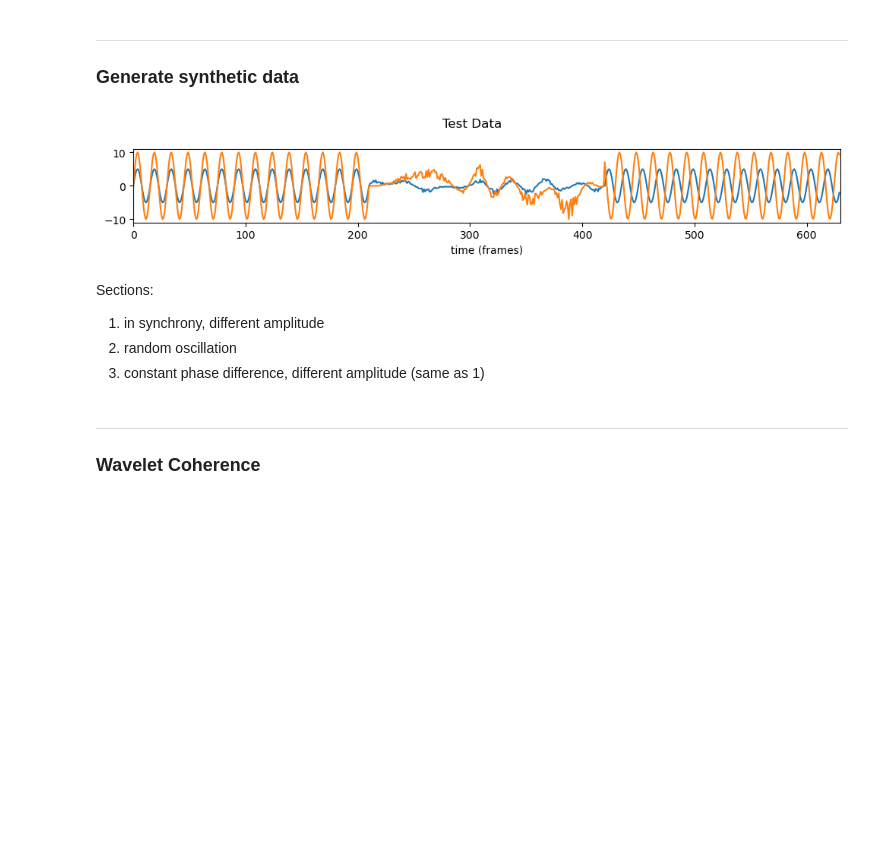
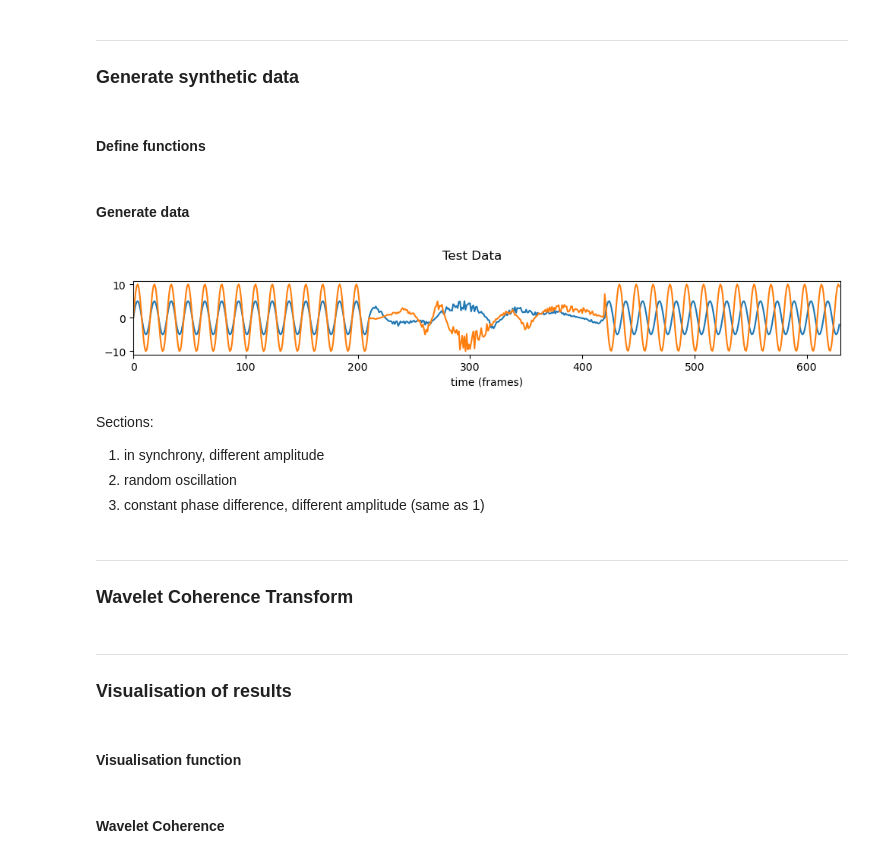
Before and after one commit to juigmend/python-miscellaneous, a Jupyter notebook: WCT_DEMO.ipynb, the cells around one changed output. Drawn from its saved outputs; the diff is of its cells as text; code cells hidden in the pictures; blank space fills up the shorter version.

```diff
--- a/WCT_DEMO.ipynb
+++ b/WCT_DEMO.ipynb
@@ -46,7 +46,11 @@ from scipy.interpolate import CubicSpline
 # %% [markdown]
 ***
 ### Generate synthetic data
+# %% [markdown]
+#### Define functions
 # %%
+ranseed = None # <--- pseudorandom generator's seed
+
 def supersine(argdict):
     '''
     Produce a sine wave with optional variables for distortion.
@@ -77,7 +81,8 @@ def supersine(argdict):
     noise_strength = argdict.get('noise_strength',0)
     noise_strength = noise_strength
 
-    rangen = np.random.default_rng()
+    if irregularity or noise_strength:
+        rangen = np.random.default_rng(seed=ranseed)
     t = np.arange(0, l)/fps
     y = np.sin(2*np.pi*f*t + ps/2)
     if irregularity:
@@ -93,8 +98,9 @@ def supersine(argdict):
             ip_y = np.insert(ip_y, [0,n_ran], [0,0])
             ipf = CubicSpline(ip_x,ip_y)
             y = ipf(np.arange(l))
-    noiz = rangen.uniform(-0.9,0.9,l)
-    y = (y - (y * noiz * noise_strength ))
+    if noise_strength > 0:
+        noiz = rangen.uniform(-0.9,0.9,l)
+        y = (y - (y * noiz * noise_strength ))
     y = (y * amp) / (np.max( [ abs(y.min()) , y.max() ] ) * 2)
     y = y + v_offset
     return y
@@ -144,38 +150,41 @@ def testdata(*args,**kwargs):
                 test_data[i_p,i_ax,i_start_section:i_end_section] = supersine(wavargs)
         i_start_section = i_end_section
     return test_data
+# %% [markdown]
+>
+#### Generate data
 # %%
 bl_freq = 2 # <--- baseline frequency (Hz)
 
 testdata_vars = { 'fps':30,'durations_sections':[7,7,7], 'n_points':2,'n_axes':1 }
 testdata_vars['total_duration'] = sum(testdata_vars['durations_sections']) * testdata_vars['fps']
 testdata_vars['point_vars'] = np.empty(( len(testdata_vars['durations_sections']),
                                          testdata_vars['n_points'], testdata_vars['n_axes'],6 ))
 
 # vars = frequency, phase_shift, amplitude, vertical_offset, irregularity, noise_strength
 # section 0:
 testdata_vars['point_vars'][0,0,0] = 1, 0,   10, 0, 0, 0
 testdata_vars['point_vars'][0,1,0] = 1, 0,   20, 0, 0, 0
 # section 1:
-testdata_vars['point_vars'][1,0,0] = 1, 0.2,  5, 0, 0.72, 0.5
+testdata_vars['point_vars'][1,0,0] = 1, 0.2, 10, 0, 0.72, 0.5
 testdata_vars['point_vars'][1,1,0] = 1, 0.7, 20, 0, 0.78, 0.5
 # section 2:
 testdata_vars['point_vars'][2,0,0] = 1, 0,         10, 0, 0, 0
 testdata_vars['point_vars'][2,1,0] = 1, 3*np.pi/2, 20, 0, 0, 0
 
 testdata_vars['point_vars'][[0,2],...,0] = bl_freq
 
 test_data_0 = testdata(testdata_vars)
 
 plt.figure(figsize=(10,2))
 for s in test_data_0[:,0,:]:
     plt.plot(s)
     plt.xlim((0,testdata_vars['total_duration']))
 plt.xlabel('time (frames)')
 plt.suptitle('Test Data')
 plt.tight_layout();
 # %% [output]
-[figure, old version]
+[figure, new version]
 # %% [markdown]
 Sections:
 1. in synchrony, different amplitude
@@ -183,7 +192,7 @@ Sections:
 3. constant phase difference, different amplitude (same as 1)
 # %% [markdown]
 ***
-### Wavelet Coherence
+### Wavelet Coherence Transform
 # %%
 wct_freq = [1,10]  # <--- frequency (Hz): float or [minimum, maximum]
 n_freqsc = 10      # <--- number of time scales (i.e., frequency bins), or None
@@ -210,4 +222,9 @@ if (n_freqsc is None) or (n_freqsc <= 2):
     WCT = np.delete(WCT, (1), axis=0)
     freq_out = np.delete(freq_out, (1), axis=0)
+# %% [markdown]
+***
+### Visualisation of results
+# %% [markdown]
+#### Visualisation function
 # %%
 def plot_wct(m, title):
@@ -235,3 +260,6 @@ def plot_wct(m, title):
+# %% [markdown]
+>
+#### Wavelet Coherence
 # %%
 plot_wct(WCT, "Wavelet Coherence")
 # %% [output]
```
Also changed, not shown: parts of 7 cells of this notebook.
